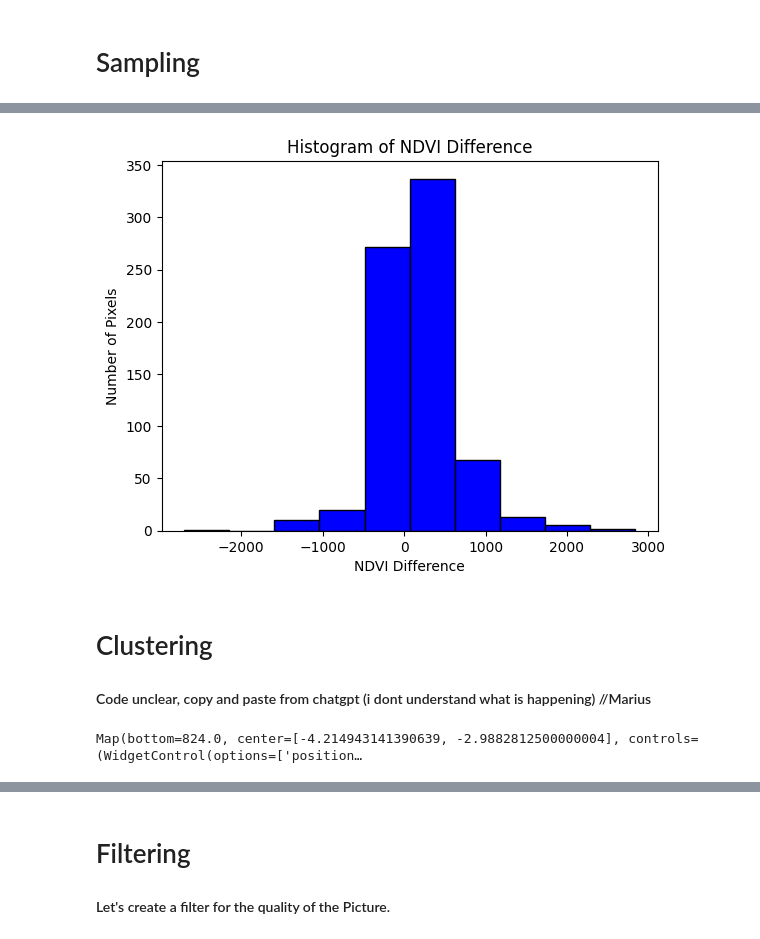
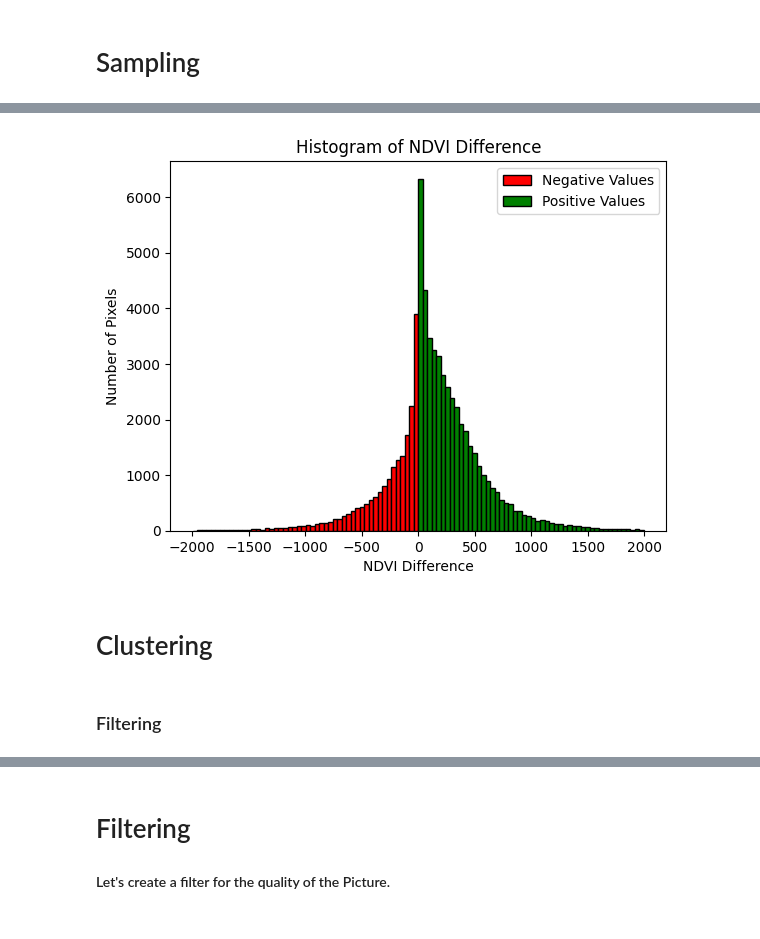
Before and after one commit to marvanG/data-mining-project, a Jupyter notebook: modis_data.ipynb, the cells around one changed output, grey strips where cells are left out. Drawn from its saved outputs; the diff is of its cells as text; code cells hidden in the pictures.

Commit message:
More work on sampling and clustering

```diff
--- a/modis_data.ipynb
+++ b/modis_data.ipynb
@@ -248,9 +280,9 @@ Map(center=[4.075891298132545e-31, 0], controls=(WidgetControl(options=['positio
 # %%
-# Convert the sample to a list for plotting
+# Convert the sample to a NDVI list for plotting
 import numpy as np
 data_list = sample.aggregate_array('NDVI').getInfo()
 
 #  Convert the list to a numpy array
-data = np.array(data_list)
-print(f'data length: {len(data)}')
+NDVI_data = np.array(data_list)
+print(f'data length: {len(NDVI_data)}')
 # %% [output]
@@ -257,0 +297,14 @@ data length: 728
+# %%
+# results
+mean_diff = np.mean(NDVI_data)
+std_diff = np.std(NDVI_data)
+diff_len = len(NDVI_data)
+print(f'Length: {diff_len}')
+print(f'Mean: {mean_diff}')
+print(f'Standard deviation: {std_diff}')
+
+# remove outliers
+clean_data = NDVI_data[np.abs(NDVI_data) <= 2000]
+print(f'\nlength after removing outliers: {len(clean_data)}')
+print(f'mean after removing outliers: {np.mean(clean_data)}')
+print(f'std after removing outliers: {np.std(clean_data)}')
@@ -258,35 +319,26 @@ data length: 728
 # %%
-# Plot the histogram
+
 import matplotlib.pyplot as plt
-plt.hist(data, bins=10, color='blue', edgecolor='black')
+
+
+# Separate the data into positive and negative values
+negative_data = clean_data[clean_data< 0]
+positive_data = clean_data[clean_data >= 0]
+
+# Plot the histogram for negative values
+plt.hist(negative_data, bins=50, color='red', edgecolor='black', label='Negative Values')
+
+# Plot the histogram for positive values
+plt.hist(positive_data, bins=50, color='green', edgecolor='black', label='Positive Values')
+
 plt.title('Histogram of NDVI Difference')
 plt.xlabel('NDVI Difference')
 plt.ylabel('Number of Pixels')
+plt.legend()
 plt.show()
 # %% [output]
-[figure, old version]
+[figure, new version]
-# %% [markdown]
-# Clustering
-#### Code unclear, copy and paste from chatgpt (i dont understand what is happening) //Marius
-# %%
-# Define the region of interest as Africa
-region = ee.Geometry.Rectangle([-20, -35, 55, 37])
-
-
-
-# Define the number of clusters
-n_clusters = 5
-
-# Train the clusterer using the sampled points
-clusterer = ee.Clusterer.wekaKMeans(n_clusters).train(sample)
-result = NDVI_difference.cluster(clusterer)
-
-# Define a color palette
-palette = ['red', 'orange', 'yellow', 'lime', 'green']
-
-# Add the classified image to the map
-Map.addLayer(result, {'min': 0, 'max': n_clusters - 1, 'palette': palette}, 'Clusters')
-
-Map
-# %% [output]
-Map(bottom=824.0, center=[-4.214943141390639, -2.9882812500000004], controls=(WidgetControl(options=['position…
+# %% [markdown]
+# Clustering
+# %% [markdown]
+### Filtering
```
Also changed, not shown: parts of 18 cells of this notebook, 1 other file.
